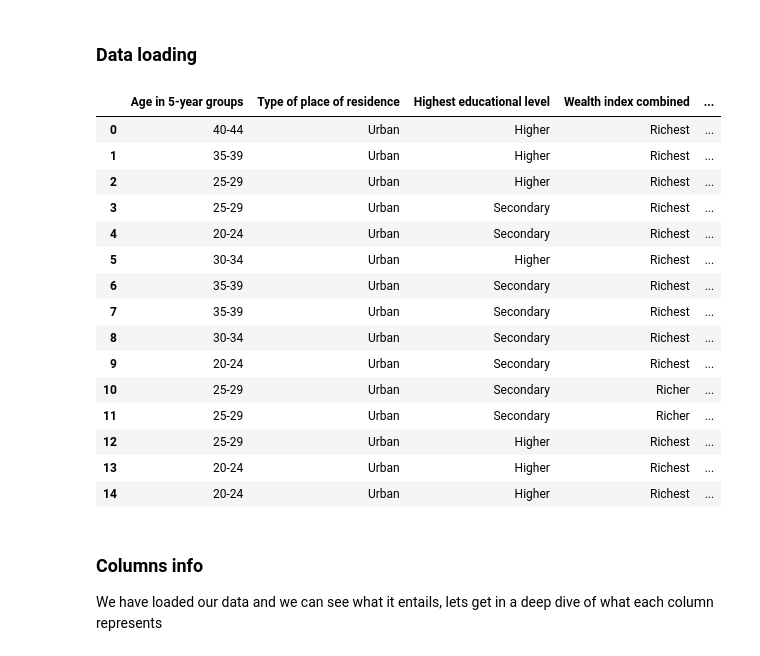
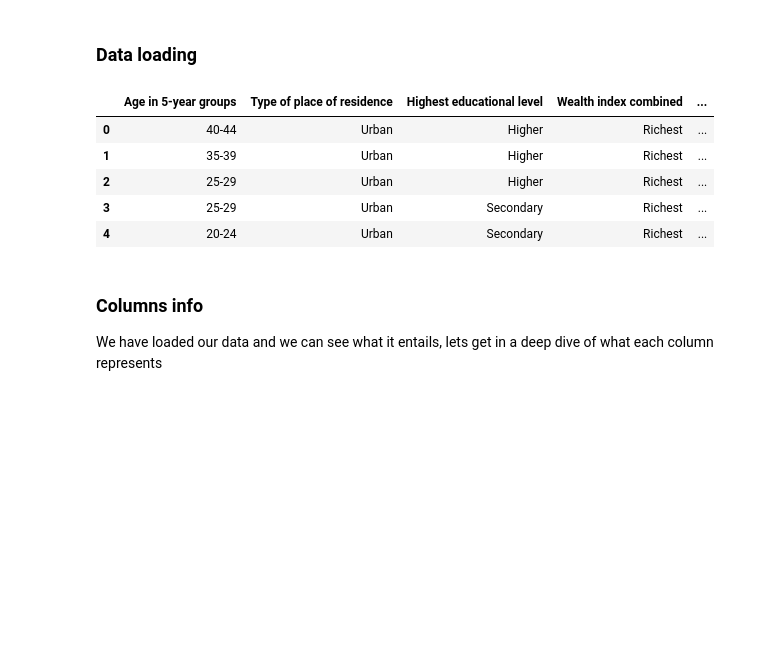
Before and after one commit to ruth-kitasi/Anemia-Level-Prediction-in-Children, a Jupyter notebook: notebooks/Mbego.ipynb, the cells around one changed output. Drawn from its saved outputs; the diff is of its cells as text; code cells hidden in the pictures; blank space fills up the shorter version.

```diff
--- a/notebooks/Mbego.ipynb
+++ b/notebooks/Mbego.ipynb
@@ -65,24 +71,14 @@ where is the from
 # %%
 import pandas as pd
 df = pd.read_csv('../anemia_dataset.csv')
-df.head(15)
+df.head(5)
 # %% [output]
 |  | Age in 5-year groups | Type of place of residence | Highest educational level | Wealth index combined | ... |
 | 0 | 40-44 | Urban | Higher | Richest | ... |
 | 1 | 35-39 | Urban | Higher | Richest | ... |
 | 2 | 25-29 | Urban | Higher | Richest | ... |
 | 3 | 25-29 | Urban | Secondary | Richest | ... |
 | 4 | 20-24 | Urban | Secondary | Richest | ... |
-| 5 | 30-34 | Urban | Higher | Richest | ... |
-| 6 | 35-39 | Urban | Secondary | Richest | ... |
-| 7 | 35-39 | Urban | Secondary | Richest | ... |
-| 8 | 30-34 | Urban | Secondary | Richest | ... |
-| 9 | 20-24 | Urban | Secondary | Richest | ... |
-| 10 | 25-29 | Urban | Secondary | Richer | ... |
-| 11 | 25-29 | Urban | Secondary | Richer | ... |
-| 12 | 25-29 | Urban | Higher | Richest | ... |
-| 13 | 20-24 | Urban | Higher | Richest | ... |
-| 14 | 20-24 | Urban | Higher | Richest | ... |
 # %% [markdown]
 ### Columns info
 
```
Also changed, not shown: parts of 35 cells of this notebook, 1 other file.
